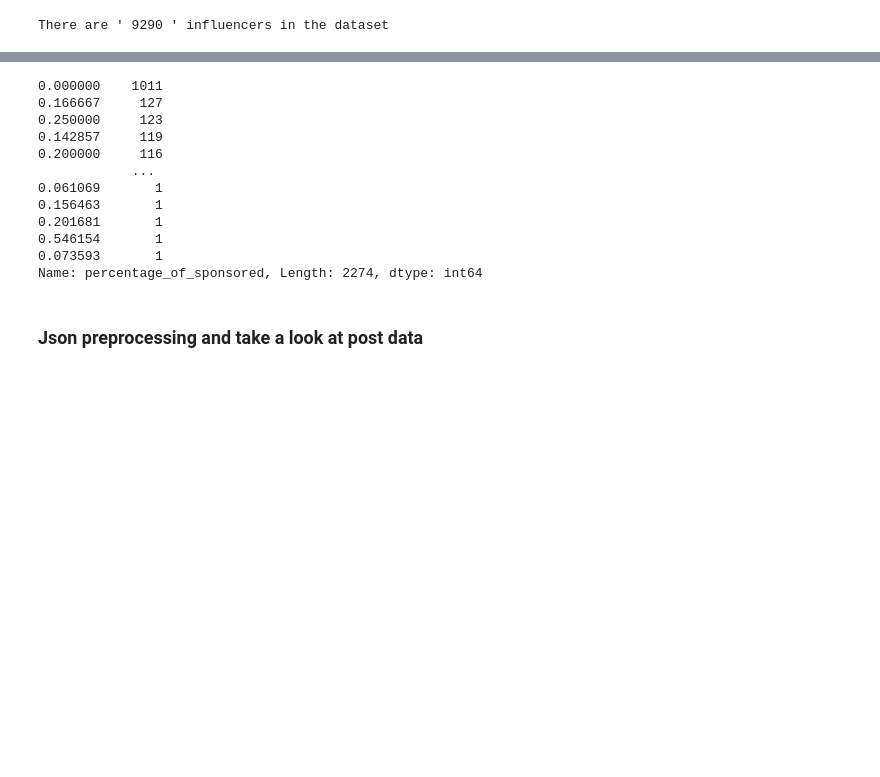
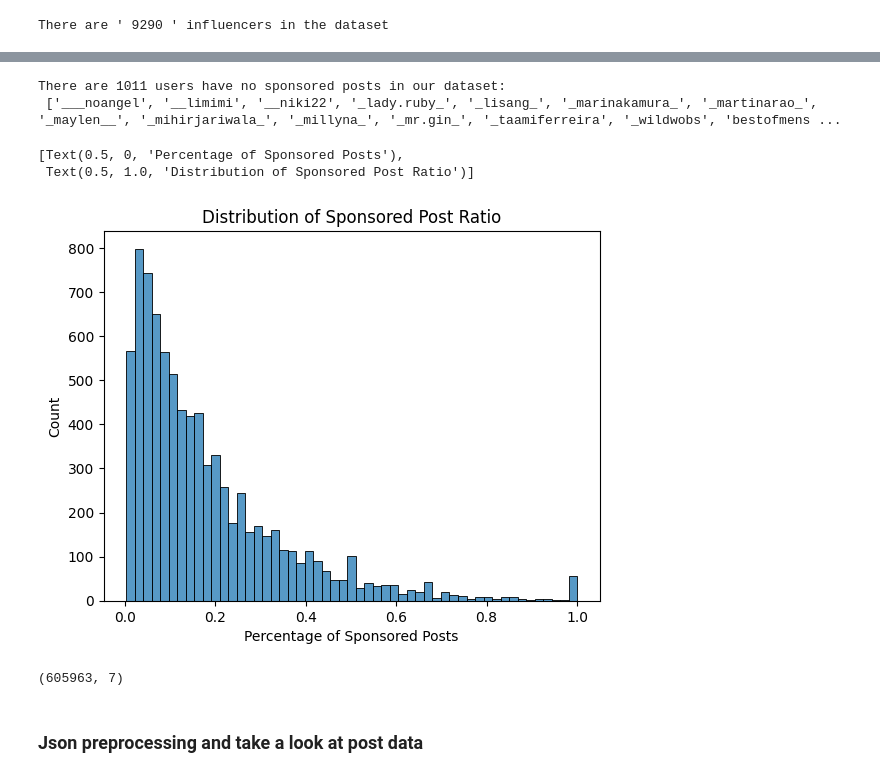
Before and after one commit to nicoolesy/SI699w24_Posts_Images, a Jupyter notebook: timeseries_analysis.ipynb, the cells around one changed output, grey strips where cells are left out. Drawn from its saved outputs; the diff is of its cells as text; code cells hidden in the pictures; blank space fills up the shorter version.

```diff
--- a/timeseries_analysis.ipynb
+++ b/timeseries_analysis.ipynb
@@ -64,18 +90,26 @@ sponsor_info.sort_values('percentage_of_sponsored', ascending=False)
-# %%
-sponsor_info['percentage_of_sponsored'].value_counts()
-# %% [output]
-0.000000    1011
-0.166667     127
-0.250000     123
-0.142857     119
-0.200000     116
-            ...
-0.061069       1
-0.156463       1
-0.201681       1
-0.546154       1
-0.073593       1
-Name: percentage_of_sponsored, Length: 2274, dtype: int64
+# %%
+nonsponsor_li = sponsor_info[sponsor_info['percentage_of_sponsored']==0]['Username'].tolist()
+print("There are", len(nonsponsor_li), "users have no sponsored posts in our dataset:\n", nonsponsor_li)
+# %% [output]
+There are 1011 users have no sponsored posts in our dataset:
+ ['___noangel', '__limimi', '__niki22', '_lady.ruby_', '_lisang_', '_marinakamura_', '_martinarao_', '_maylen__', '_mihirjariwala_', '_millyna_', '_mr.gin_', '_taamiferreira', '_wildwobs', 'bestofmens ...
+# %%
+# Exclude those users with no sponsored post in our dataset
+sponsor_user = sponsor_info[sponsor_info['percentage_of_sponsored']>0]
+ax = sns.histplot(sponsor_user, x = 'percentage_of_sponsored')
+
+ax.set(xlabel='Percentage of Sponsored Posts',
+       title='Distribution of Sponsored Post Ratio')
+# %% [output]
+[Text(0.5, 0, 'Percentage of Sponsored Posts'),
+ Text(0.5, 1.0, 'Distribution of Sponsored Post Ratio')]
+[figure, added]
+# %%
+# Extract posts from users that have sponsored post from the post_df
+sponsor_influencer = influencer_df[~influencer_df['Username'].isin(nonsponsor_li)]
+sponsor_influencer.shape
+# %% [output]
+(605963, 7)
 # %% [markdown]
 ### Json preprocessing and take a look at post data
 # %%
```
Also changed, not shown: parts of 75 cells of this notebook.
